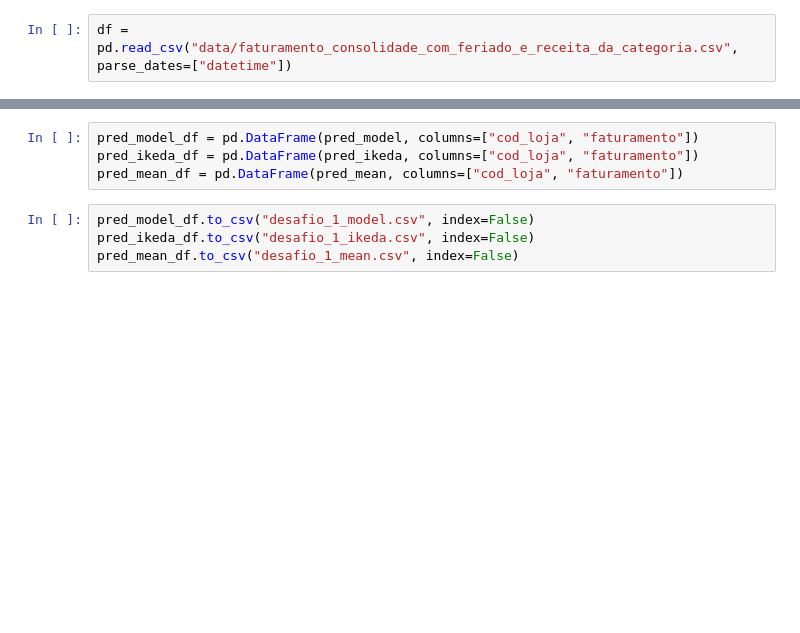
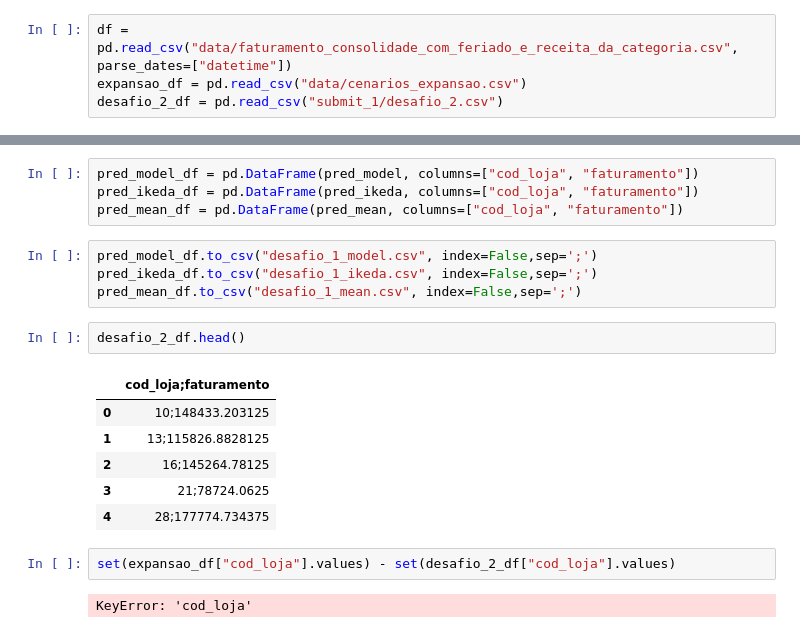
Before and after one commit to BeeData-USP/usp-vs-ufmg, a Jupyter notebook: zurita/ComparacaoGeraSubmit.ipynb, the cells around one changed output, grey strips where cells are left out. Cells and saved outputs as stored; diff of their text form; blank space fills up the shorter version.

```diff
--- a/zurita/ComparacaoGeraSubmit.ipynb
+++ b/zurita/ComparacaoGeraSubmit.ipynb
@@ -11,6 +11,8 @@ import seaborn as sns
 sns.set()
 # %%
 df = pd.read_csv("data/faturamento_consolidade_com_feriado_e_receita_da_categoria.csv", parse_dates=["datetime"])
+expansao_df = pd.read_csv("data/cenarios_expansao.csv")
+desafio_2_df = pd.read_csv("submit_1/desafio_2.csv")
 # %%
 submit_df = pd.read_csv("predicao.csv", parse_dates=["datetime"]).drop(["Unnamed: 0", "index"], axis=1)
 submit_df = pd.get_dummies(submit_df, columns=["feature_05"])
@@ -126,6 +128,19 @@ pred_model_df = pd.DataFrame(pred_model, columns=["cod_loja", "faturamento"])
 pred_ikeda_df = pd.DataFrame(pred_ikeda, columns=["cod_loja", "faturamento"])
 pred_mean_df = pd.DataFrame(pred_mean, columns=["cod_loja", "faturamento"])
 # %%
-pred_model_df.to_csv("desafio_1_model.csv", index=False)
-pred_ikeda_df.to_csv("desafio_1_ikeda.csv", index=False)
-pred_mean_df.to_csv("desafio_1_mean.csv", index=False)
+pred_model_df.to_csv("desafio_1_model.csv", index=False,sep=';')
+pred_ikeda_df.to_csv("desafio_1_ikeda.csv", index=False,sep=';')
+pred_mean_df.to_csv("desafio_1_mean.csv", index=False,sep=';')
+# %%
+desafio_2_df.head()
+# %% [output]
+|  | cod_loja;faturamento |
+| 0 | 10;148433.203125 |
+| 1 | 13;115826.8828125 |
+| 2 | 16;145264.78125 |
+| 3 | 21;78724.0625 |
+| 4 | 28;177774.734375 |
+# %%
+set(expansao_df["cod_loja"].values) - set(desafio_2_df["cod_loja"].values)
+# %% [output]
+KeyError: 'cod_loja'
```
Also changed, not shown: 1 other file.
